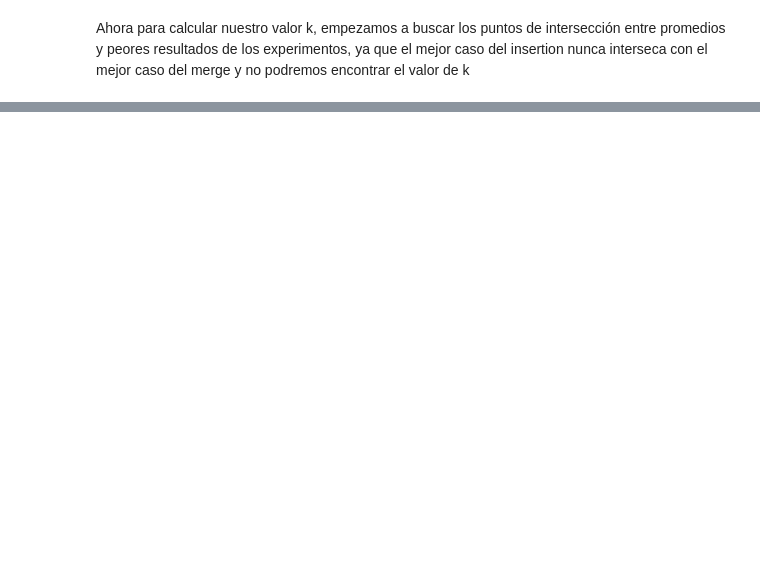
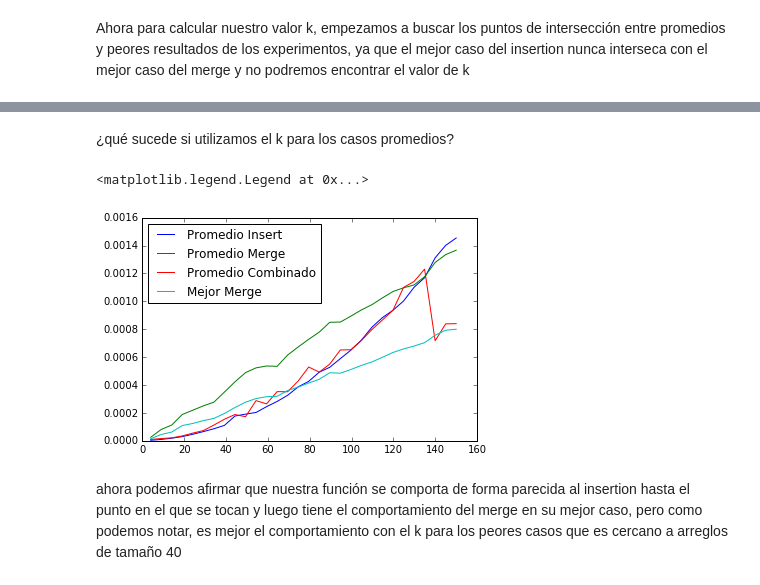
Before and after one commit to datovard/Algoritmos, a Jupyter notebook: Practica1.ipynb, the cells around one changed output, grey strips where cells are left out. Cells and saved outputs as stored; diff of their text form; code cells hidden in the pictures; blank space fills up the shorter version.

Commit message:
Arreglo de la práctica

```diff
--- a/Practica1.ipynb
+++ b/Practica1.ipynb
@@ -262,0 +321,41 @@ Nuestro valor k para los peores casos es cercano a: 65
+# %% [markdown]
+¿qué sucede si utilizamos el k para los casos promedios?
+# %%
+def merge_insert_sort_main(A, p, r):
+    if r - p > kProm:
+        if p < r:
+            q = int((p + r) / 2.0)
+            A = merge_insert_sort_main(A, p, q)
+            A = merge_insert_sort_main(A, q + 1, r)
+            A = merge(A, p, q, r)
+            return A
+    else:
+        a = A[p:r+1]
+        insertionSort(a)
+        A = A[0:p] + a + A[r+1:len(A)]
+        return A
+
+a =  list(np.random.permutation(250))
+
+promedioInsertMerge = []
+
+def tiemposInsertMerge(tam):
+    for n in range(4, tam+1, 5):
+        tests = 100
+        tiempos = 0.0
+        for i in range(tests):
+            tiempos += mergeInsertSort(list(np.random.permutation(n)))
+        promedioInsertMerge.append( tiempos/tests )
+
+n = 150
+tiemposInsertMerge( n )
+
+x = np.linspace(4,n,n/5,endpoint=True)
+
+plt.plot(x,promInsertion,x,promMerge,x,promedioInsertMerge, x, mejorMerge)
+plt.legend(['Promedio Insert','Promedio Merge','Promedio Combinado', 'Mejor Merge'],loc='best')
+# %% [output]
+<matplotlib.legend.Legend at 0x...>
+[figure, added]
+# %% [markdown]
+ahora podemos afirmar que nuestra función se comporta de forma parecida al insertion hasta el punto en el que se tocan y luego tiene el comportamiento del merge en su mejor caso, pero como podemos notar, es mejor el comportamiento con el k para los peores casos que es cercano a arreglos de tamaño 40
```
Also changed, not shown: parts of 12 cells of this notebook.
